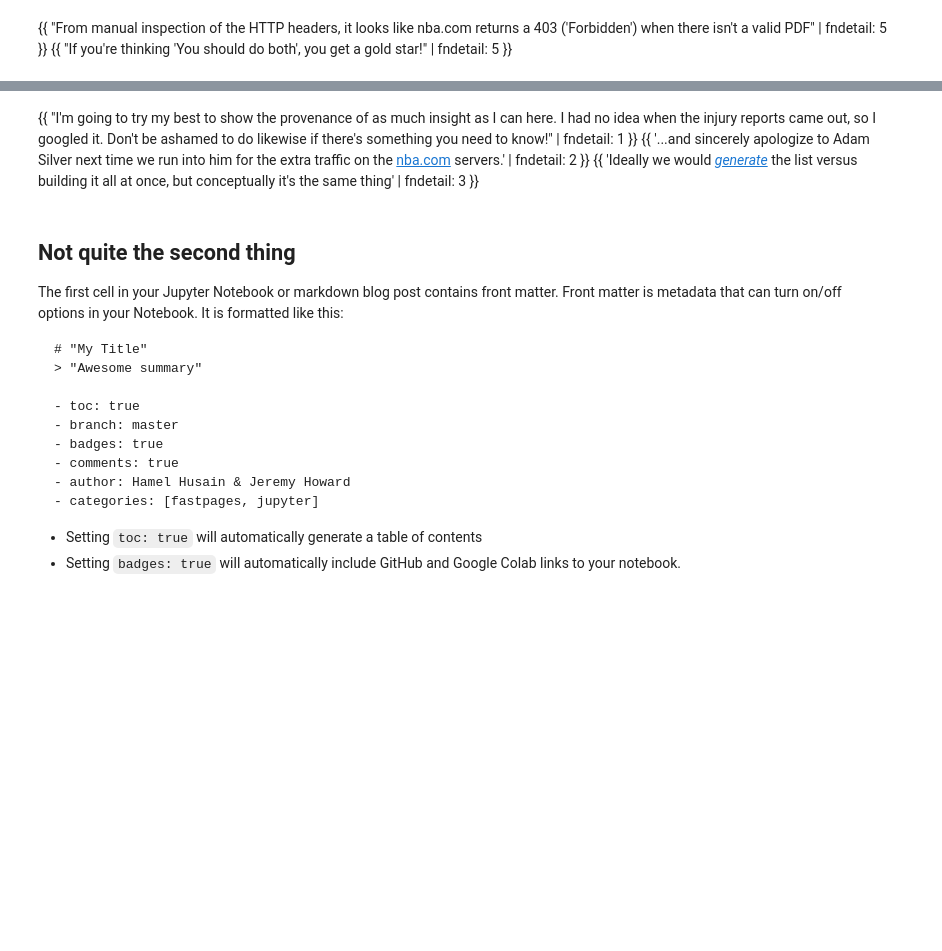
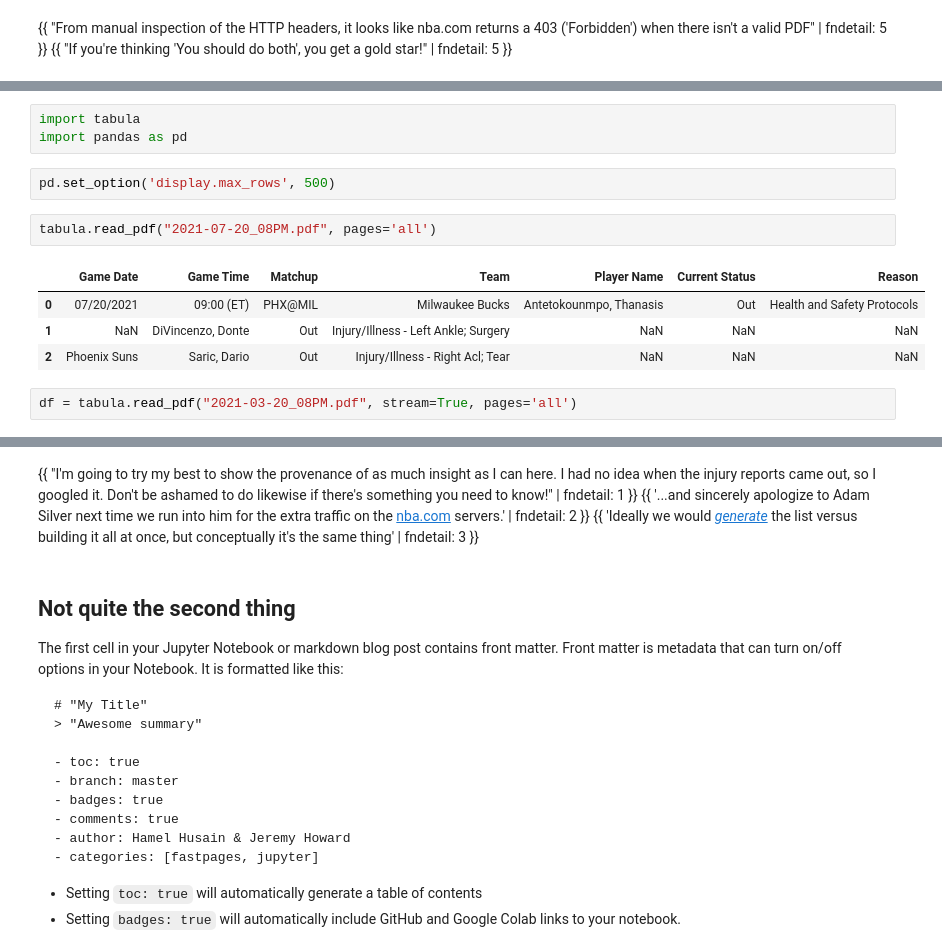
Before and after one commit to jeremyabramson/blog, a Jupyter notebook: _notebooks/2021-07-25-nba-injuries.ipynb, the cells around one changed output, grey strips where cells are left out. Drawn from its saved outputs; the diff is of its cells as text; blank space fills up the shorter version.

```diff
--- a/_notebooks/2021-07-25-nba-injuries.ipynb
+++ b/_notebooks/2021-07-25-nba-injuries.ipynb
@@ -230,0 +248,14 @@ def daterange(date1, date2):
+# %%
+import tabula
+import pandas as pd
+# %%
+pd.set_option('display.max_rows', 500)
+# %%
+tabula.read_pdf("2021-07-20_08PM.pdf", pages='all')
+# %% [output]
+|  | Game Date | Game Time | Matchup | Team | Player Name | Current Status | Reason |
+| 0 | 07/20/2021 | 09:00 (ET) | PHX@MIL | Milwaukee Bucks | Antetokounmpo, Thanasis | Out | Health and Safety Protocols |
+| 1 | NaN | DiVincenzo, Donte | Out | Injury/Illness - Left Ankle; Surgery | NaN | NaN | NaN |
+| 2 | Phoenix Suns | Saric, Dario | Out | Injury/Illness - Right Acl; Tear | NaN | NaN | NaN |
+# %%
+df = tabula.read_pdf("2021-03-20_08PM.pdf", stream=True, pages='all')
```
Also changed, not shown: parts of 19 cells of this notebook.
